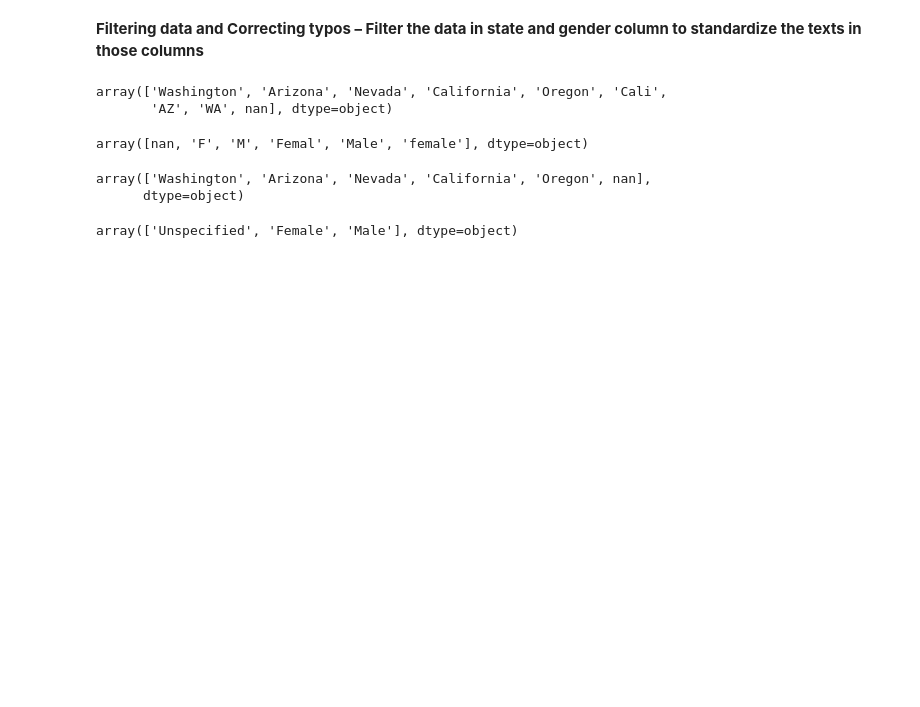
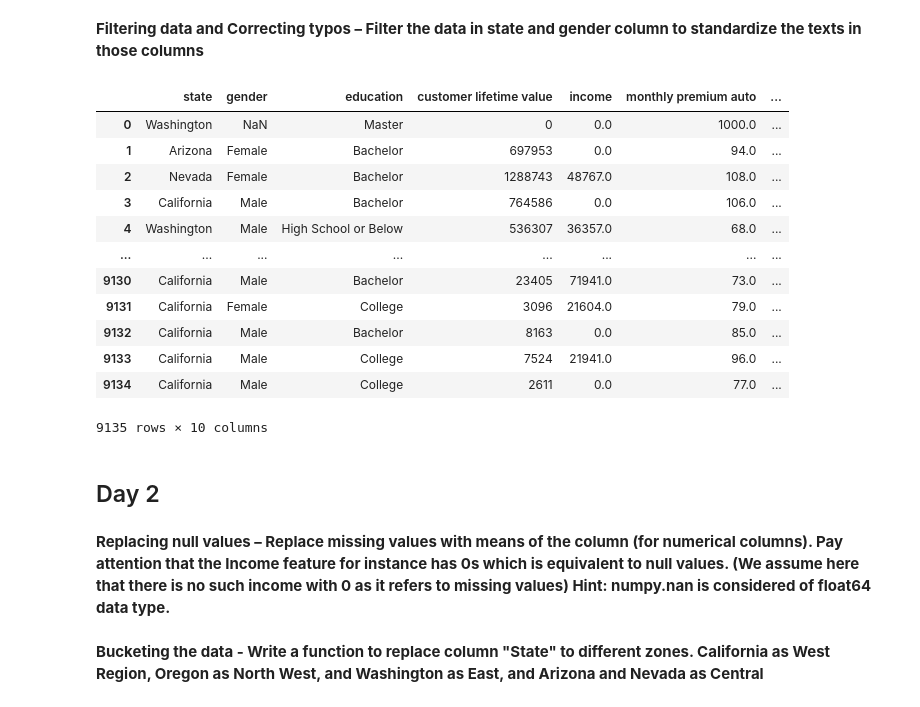
Before and after one commit to vlad-lis/Ironhack-Labs, a Jupyter notebook: Week2/Day1/Customer_Analysis_Case_Study/Lab - customer analysis case study.ipynb, the cells around one changed output. Cells and saved outputs as stored; diff of their text form; code cells hidden in the pictures; blank space fills up the shorter version.

```diff
--- a/Week2/Day1/Customer_Analysis_Case_Study/Lab - customer analysis case study.ipynb
+++ b/Week2/Day1/Customer_Analysis_Case_Study/Lab - customer analysis case study.ipynb
@@ -197,43 +171,43 @@ Name: number of open complaints, dtype: int64
 # %% [markdown]
 **Filtering data and Correcting typos – Filter the data in state and gender column to standardize the texts in those columns**
-# %%
-df['state'].unique()
-# %% [output]
-array(['Washington', 'Arizona', 'Nevada', 'California', 'Oregon', 'Cali',
-       'AZ', 'WA', nan], dtype=object)
-# %%
-df['gender'].unique()
-# %% [output]
-array([nan, 'F', 'M', 'Femal', 'Male', 'female'], dtype=object)
 # %%
-def clean_state(x):
-    if x == 'Cali':
+def clean_state(state):
+    if state == 'Cali':
         return 'California'
-    elif x == 'AZ':
+    elif state == 'AZ':
         return 'Arizona'
-    elif x == 'WA':
+    elif state == 'WA':
         return 'Washington'
-#     elif np.isnan(x) == True:
-#         return 'Unspecified'
     else:
-        return x
+        return state
 
-def clean_gender(x):
-    if x in ['F', 'Femal', 'female', 'Female']:
+def clean_gender(gender):
+    if gender in ['F', 'Femal', 'female', 'Female']:
         return 'Female'
-    elif x in ['M', 'Male']:
+    elif gender in ['M', 'Male']:
         return 'Male'
     else:
-        return 'Unspecified'
+        return gender
 
 df['state'] = list(map(clean_state, df['state']))
 df['gender'] = list(map(clean_gender, df['gender']))
-# %%
-df['state'].unique()
-# %% [output]
-array(['Washington', 'Arizona', 'Nevada', 'California', 'Oregon', nan],
-      dtype=object)
-# %%
-df['gender'].unique()
-# %% [output]
-array(['Unspecified', 'Female', 'Male'], dtype=object)
+# %%
+df.reset_index(drop=True)
+# %% [output]
+|  | state | gender | education | customer lifetime value | income | monthly premium auto | ... |
+| 0 | Washington | NaN | Master | 0 | 0.0 | 1000.0 | ... |
+| 1 | Arizona | Female | Bachelor | 697953 | 0.0 | 94.0 | ... |
+| 2 | Nevada | Female | Bachelor | 1288743 | 48767.0 | 108.0 | ... |
+| 3 | California | Male | Bachelor | 764586 | 0.0 | 106.0 | ... |
+| 4 | Washington | Male | High School or Below | 536307 | 36357.0 | 68.0 | ... |
+| ... | ... | ... | ... | ... | ... | ... | ... |
+| 9130 | California | Male | Bachelor | 23405 | 71941.0 | 73.0 | ... |
+| 9131 | California | Female | College | 3096 | 21604.0 | 79.0 | ... |
+| 9132 | California | Male | Bachelor | 8163 | 0.0 | 85.0 | ... |
+| 9133 | California | Male | College | 7524 | 21941.0 | 96.0 | ... |
+| 9134 | California | Male | College | 2611 | 0.0 | 77.0 | ... |
+9135 rows × 10 columns
+# %% [markdown]
+## Day 2
+# %% [markdown]
+**Replacing null values – Replace missing values with means of the column (for numerical columns). Pay attention that the Income feature for instance has 0s which is equivalent to null values. (We assume here that there is no such income with 0 as it refers to missing values) Hint: numpy.nan is considered of float64 data type.**
@@ -239,0 +229,2 @@ array(['Unspecified', 'Female', 'Male'], dtype=object)
+# %% [markdown]
+**Bucketing the data - Write a function to replace column "State" to different zones. California as West Region, Oregon as North West, and Washington as East, and Arizona and Nevada as Central**
```
Also changed, not shown: parts of 27 cells of this notebook.
